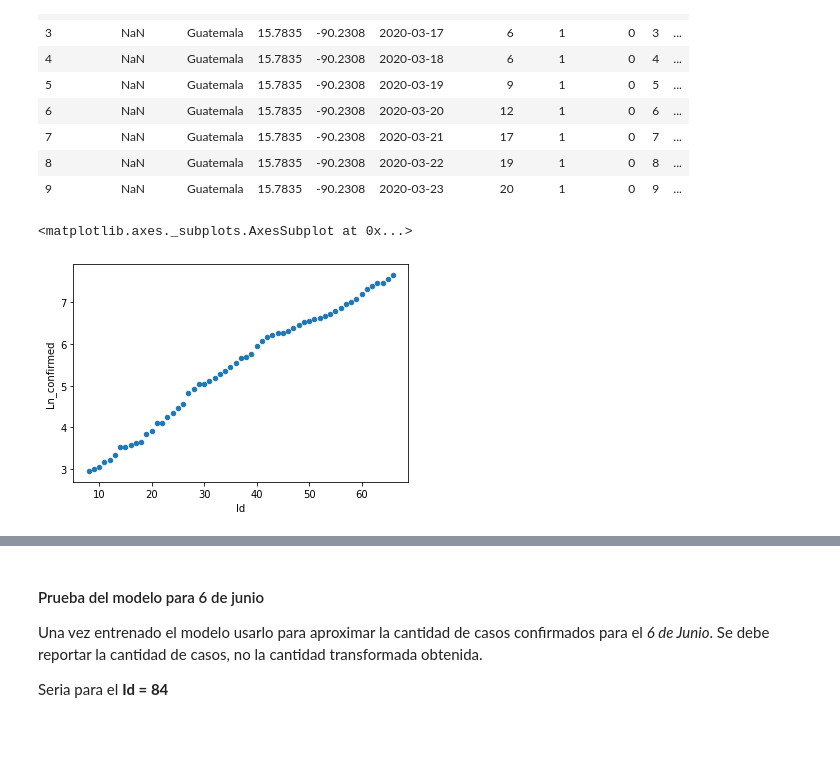
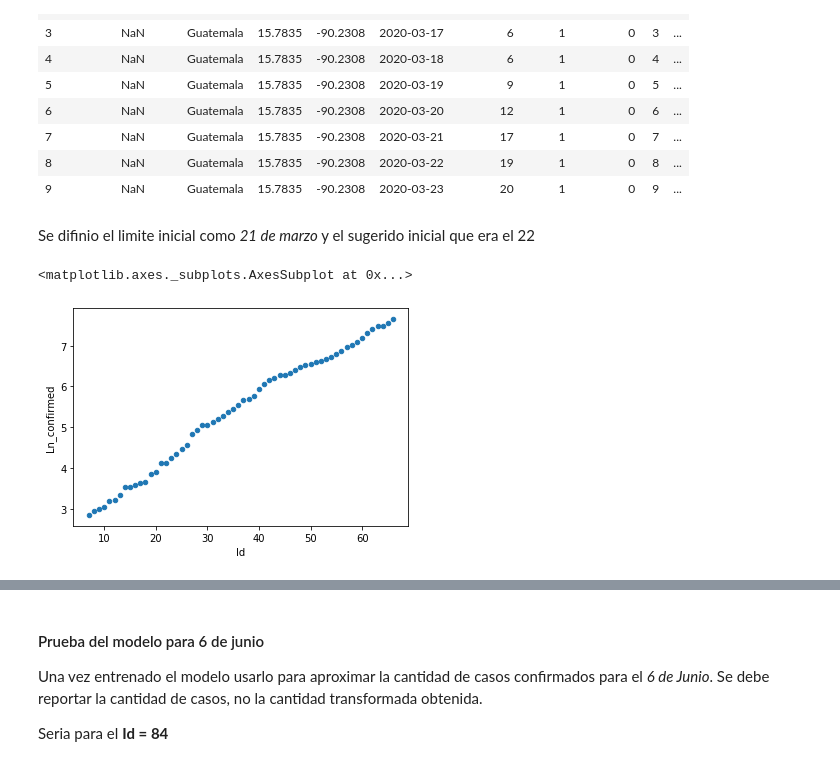
Before and after one commit to HectorMendia/StatisticalLearning1, a Jupyter notebook: Tarea2_regresion_polinomial.ipynb, the cells around one changed output, grey strips where cells are left out. Saved outputs shown, nothing was run; the diff lists cells and outputs as text; code cells hidden in the pictures; blank space fills up the shorter version.

```diff
--- a/Tarea2_regresion_polinomial.ipynb
+++ b/Tarea2_regresion_polinomial.ipynb
@@ -85,12 +83,14 @@ GT_confirmed.head(10)
 | 7 | NaN | Guatemala | 15.7835 | -90.2308 | 2020-03-21 | 17 | 1 | 0 | 7 | ... |
 | 8 | NaN | Guatemala | 15.7835 | -90.2308 | 2020-03-22 | 19 | 1 | 0 | 8 | ... |
 | 9 | NaN | Guatemala | 15.7835 | -90.2308 | 2020-03-23 | 20 | 1 | 0 | 9 | ... |
+# %% [markdown]
+Se difinio el limite inicial como *21 de marzo* y el sugerido inicial que era el 22
 # %%
-GT_confirmed_post24 = GT_confirmed[GT_confirmed.Date >= '2020-03-22']
+GT_confirmed_post24 = GT_confirmed[GT_confirmed.Date >= '2020-03-21']
 GT_confirmed_post24.plot.scatter(x = "Id",y="Ln_confirmed")
 # %% [output]
 <matplotlib.axes._subplots.AxesSubplot at 0x...>
-[figure, old version]
+[figure, new version]
 # %%
 ### Objeto del modelo
 class GradientDesend:
```
Also changed, not shown: parts of 21 cells of this notebook, 53 other files.
